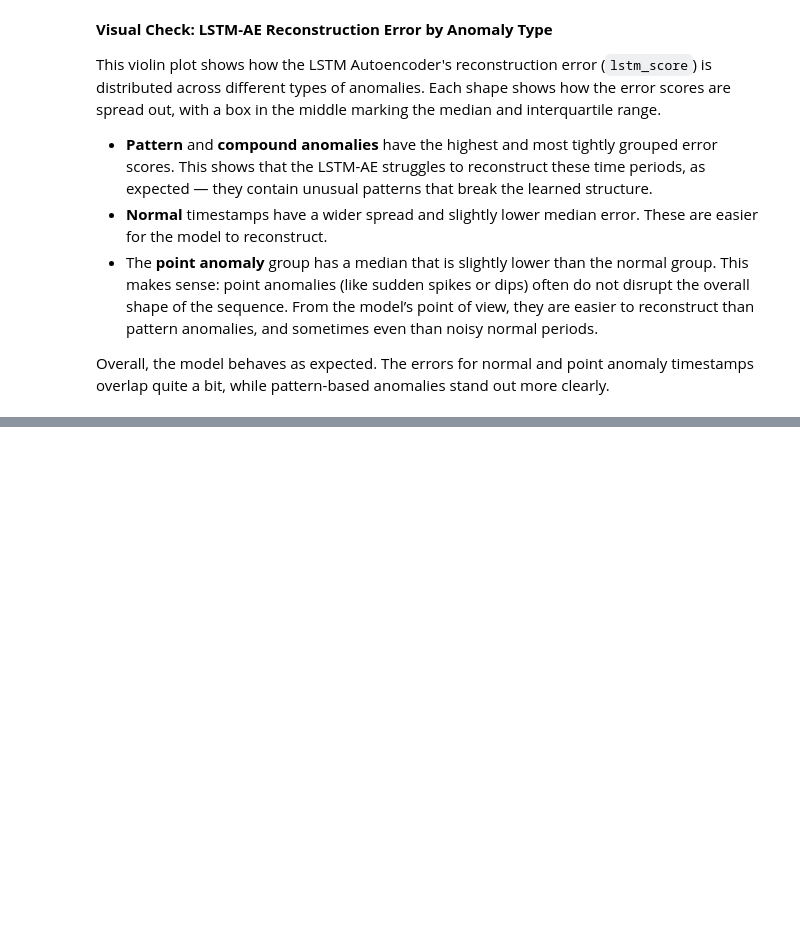
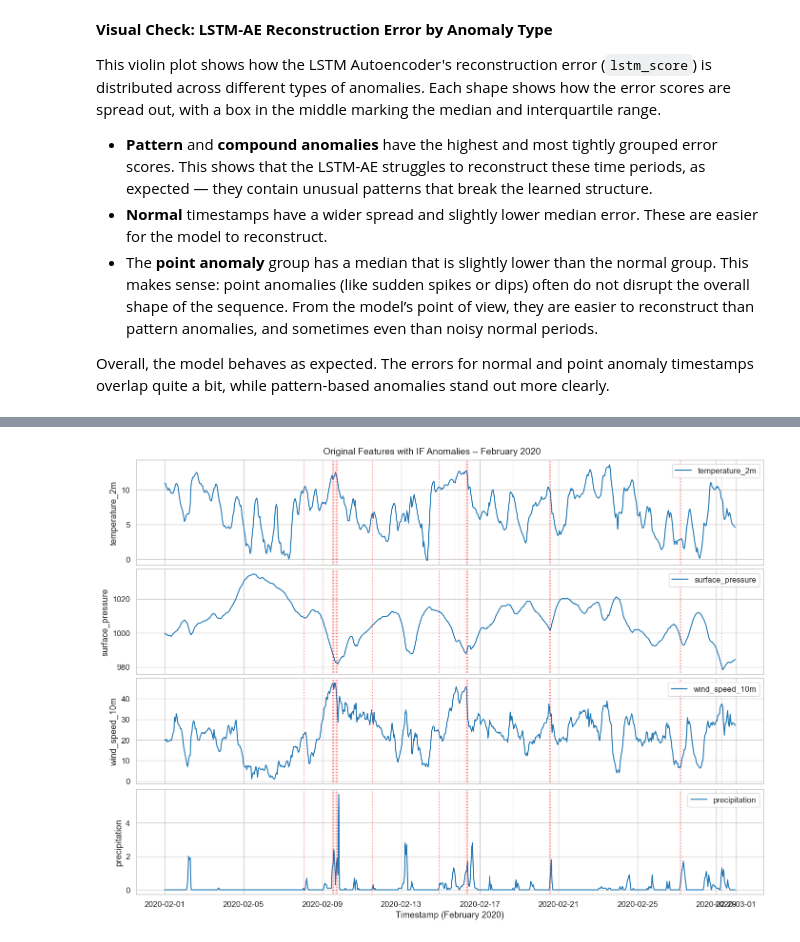
Before and after one commit to Jeremiah-Bachtin/comp1884-group6-weather-anomaly-detection-system, a Jupyter notebook: notebooks/notebook_jeremy_ETL_and_ML_v1.ipynb, the cells around one changed output, grey strips where cells are left out. Saved outputs shown, nothing was run; the diff lists cells and outputs as text; code cells hidden in the pictures; blank space fills up the shorter version.

```diff
--- a/notebooks/notebook_jeremy_ETL_and_ML_v1.ipynb
+++ b/notebooks/notebook_jeremy_ETL_and_ML_v1.ipynb
@@ -1168,0 +1221,32 @@ Overall, the model behaves as expected. The errors for normal and point anomaly
+# %%
+# Step 4.5:
+
+# Filter df_train_infer to February 2020
+df_feb2020 = df_train_infer["2020-02-01":"2020-02-29"]
+
+# Create stacked subplots
+fig, axes = plt.subplots(
+    nrows=4, ncols=1,
+    figsize=(14, 10),
+    sharex=True,
+    constrained_layout=True
+)
+
+# Plot each feature on its own axis
+for i, feature in enumerate(features):
+    ax = axes[i]
+    ax.plot(df_feb2020.index, df_feb2020[feature], label=feature, color='tab:blue')
+
+    # Overlay vertical dotted lines for anomalies
+    for ts in df_feb2020[df_feb2020["is_if_anomaly"] == True].index:
+        ax.axvline(x=ts, color='red', linestyle='dotted', linewidth=0.8, alpha=0.6)
+
+    ax.set_ylabel(feature)
+    ax.legend(loc="upper right")
+
+# X-axis and overall title
+axes[-1].set_xlabel("Timestamp (February 2020)")
+fig.suptitle("Original Features with IF Anomalies – February 2020", fontsize=14)
+plt.show()
+# %% [output]
+[figure, added]
```
Also changed, not shown: parts of 30 cells of this notebook.
